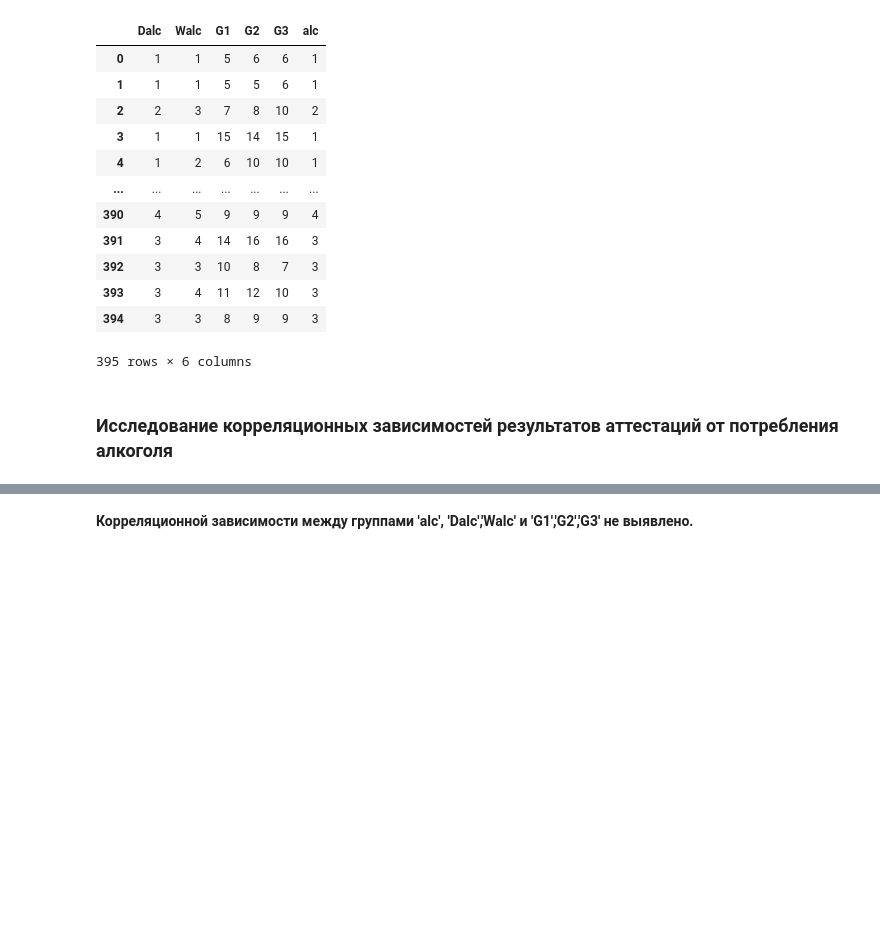
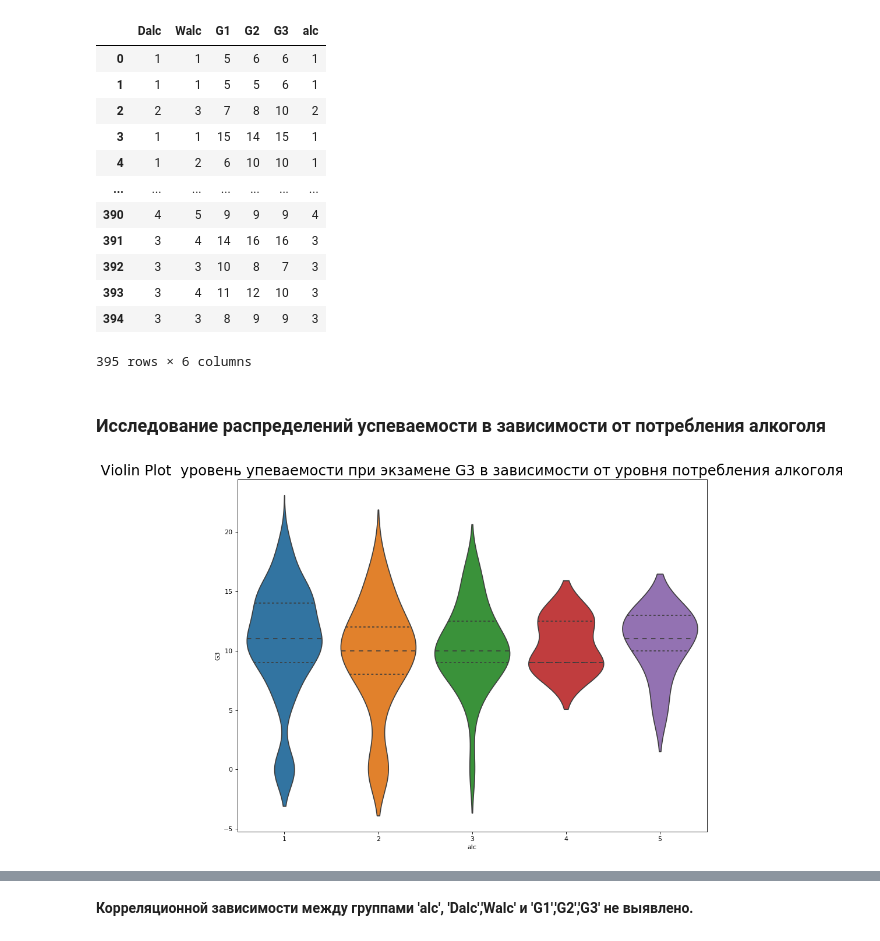
Before and after one commit to vvs1984/abb, a Jupyter notebook: w3_pandas_flask_sql/p1_pandas/hw3.ipynb, the cells around one changed output, grey strips where cells are left out. Saved outputs shown, nothing was run; the diff lists cells and outputs as text; code cells hidden in the pictures; blank space fills up the shorter version.

```diff
--- a/w3_pandas_flask_sql/p1_pandas/hw3.ipynb
+++ b/w3_pandas_flask_sql/p1_pandas/hw3.ipynb
@@ -203,6 +204,6 @@ See the caveats in the documentation: https://pandas.pydata.org/pandas-docs/stab
 | 394 | 3 | 3 | 8 | 9 | 9 | 3 |
 395 rows × 6 columns
 # %% [markdown]
-### Исследование корреляционных зависимостей результатов аттестаций от потребления алкоголя
+### Исследование распределений успеваемости в зависимости от потребления алкоголя
 # %%
 import matplotlib.pyplot as plt
@@ -208,0 +211,14 @@ import matplotlib.pyplot as plt
+# %%
+# Import Data
+df_viol = df_alc[['G3', 'alc']]
+
+# Draw Plot
+plt.figure(figsize=(13,10), dpi= 80)
+sns.violinplot(x='alc', y='G3', data=df_viol, scale='width', inner='quartile')
+
+# Decoration
+plt.title('Violin Plot  уровень упеваемости при экзамене G3 в зависимости от уровня потребления алкоголя',
+          fontsize=22)
+plt.show()
+# %% [output]
+[figure, added]
```
Also changed, not shown: parts of 20 cells of this notebook.
